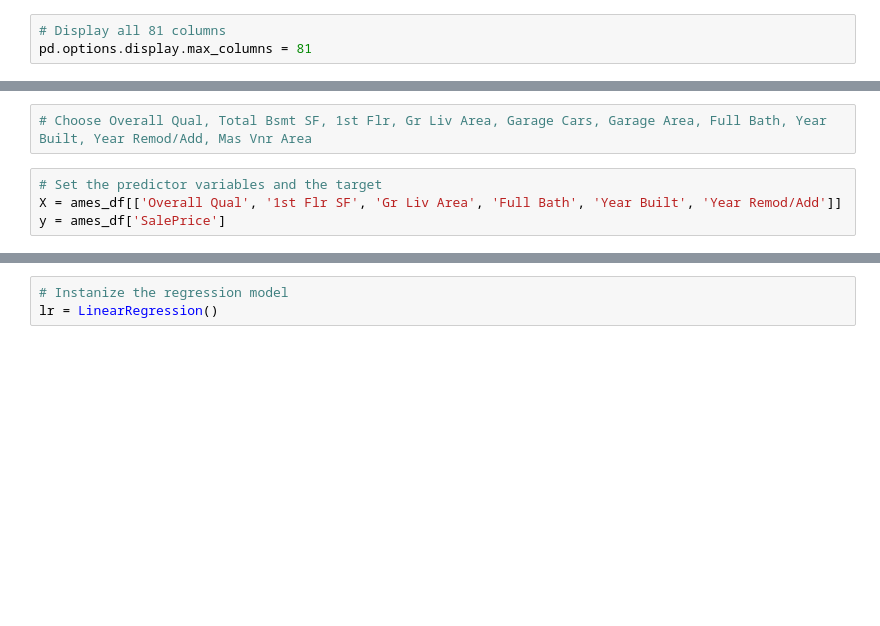
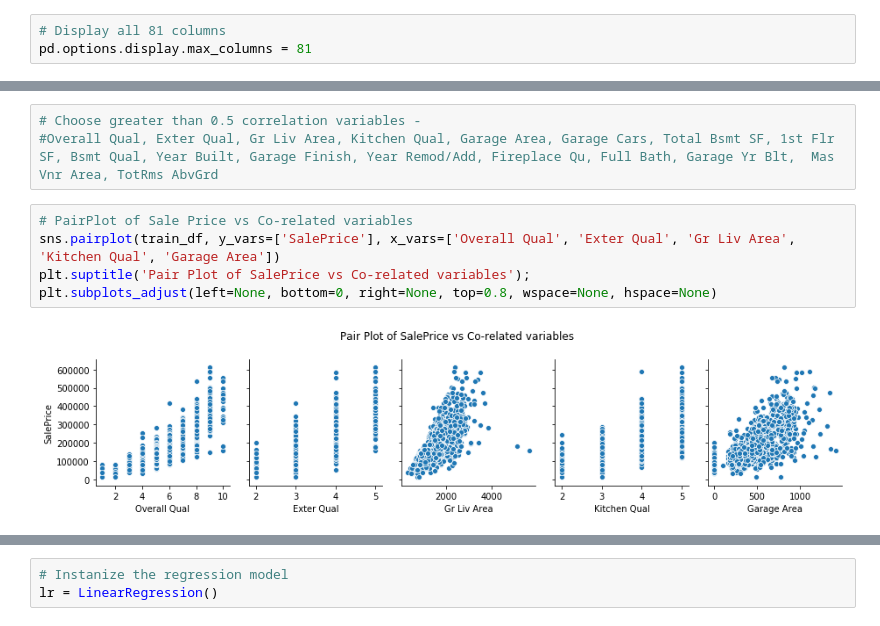
Before and after one commit to Jamie-Pok/DSI14, a Jupyter notebook: project_2/project2.ipynb, the cells around one changed output, grey strips where cells are left out. Cells and saved outputs as stored; diff of their text form; blank space fills up the shorter version.

```diff
--- a/project_2/project2.ipynb
+++ b/project_2/project2.ipynb
@@ -186,6 +626,10 @@ with sns.axes_style("white"):
 # %%
-# Choose Overall Qual, Total Bsmt SF, 1st Flr, Gr Liv Area, Garage Cars, Garage Area, Full Bath, Year Built, Year Remod/Add, Mas Vnr Area
+# Choose greater than 0.5 correlation variables -
+#Overall Qual, Exter Qual, Gr Liv Area, Kitchen Qual, Garage Area, Garage Cars, Total Bsmt SF, 1st Flr SF, Bsmt Qual, Year Built, Garage Finish, Year Remod/Add, Fireplace Qu, Full Bath, Garage Yr Blt,  Mas Vnr Area, TotRms AbvGrd
-# %%
-# Set the predictor variables and the target
-X = ames_df[['Overall Qual', '1st Flr SF', 'Gr Liv Area', 'Full Bath', 'Year Built', 'Year Remod/Add']]
-y = ames_df['SalePrice']
+# %%
+# PairPlot of Sale Price vs Co-related variables
+sns.pairplot(train_df, y_vars=['SalePrice'], x_vars=['Overall Qual', 'Exter Qual', 'Gr Liv Area', 'Kitchen Qual', 'Garage Area'])
+plt.suptitle('Pair Plot of SalePrice vs Co-related variables');
+plt.subplots_adjust(left=None, bottom=0, right=None, top=0.8, wspace=None, hspace=None)
+# %% [output]
+[figure, added]
```
Also changed, not shown: parts of 178 cells of this notebook, 3 other files.
